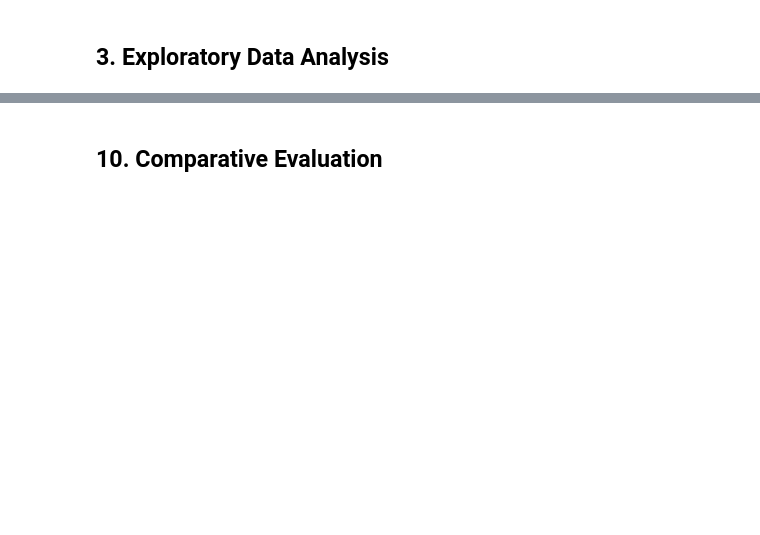
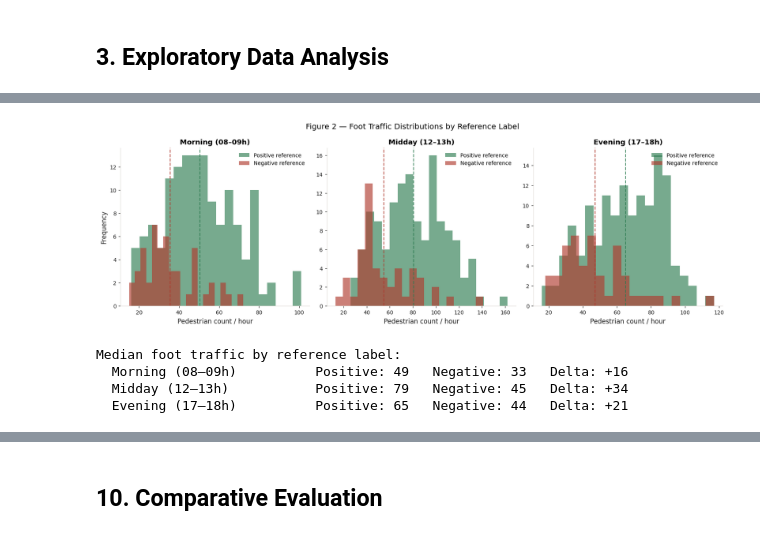
Before and after one commit to Alliance-D/Business-Spatial-suitability-recommendation-backend, a Jupyter notebook: backend/ml/KigaliSite_Model_Notebook.ipynb, the cells around one changed output, grey strips where cells are left out. Cells and saved outputs as stored; diff of their text form; code cells hidden in the pictures; blank space fills up the shorter version.

```diff
--- a/backend/ml/KigaliSite_Model_Notebook.ipynb
+++ b/backend/ml/KigaliSite_Model_Notebook.ipynb
@@ -64,17 +76,17 @@ for lib, obj in [("numpy", np), ("pandas", pd), ("scikit-learn", sklearn),
 # %%
 PALETTE = {
-    "primary":  "#1B3A4B",
-    "accent":   "#C8553D",
-    "pos":      "#2E7D52",
-    "neg":      "#B03A2E",
-    "neutral":  "#5A6A74",
-    "grid":     "#E0DDD8",
-    "text":     "#1A1A1A",
+    "primary": "#1B3A4B",
+    "accent":  "#C8553D",
+    "pos":     "#2E7D52",
+    "neg":     "#B03A2E",
+    "neutral": "#5A6A74",
+    "grid":    "#E0DDD8",
+    "text":    "#1A1A1A",
 }
 MODEL_COLORS = {
-    "Logistic Regression":   "#1B3A4B",
-    "K-Nearest Neighbours":  "#C8553D",
-    "Random Forest":         "#2E7D52",
+    "Logistic Regression":  "#1B3A4B",
+    "K-Nearest Neighbours": "#C8553D",
+    "Random Forest":        "#2E7D52",
 }
 
 plt.rcParams.update({
@@ -105,6 +117,7 @@ FIGURES_DIR = Path("figures")
 FIGURES_DIR.mkdir(exist_ok=True)
 
 def savefig(name):
+    """Save figure to disk and display inline."""
     plt.savefig(FIGURES_DIR / f"{name}.png", facecolor="white")
     plt.show()
 
@@ -154,5 +186,4 @@ print(df["biz_subtype"].value_counts().to_string())
 # %%
-# Schema validation against research proposal Table 5
 SCHEMA = {
     "comp_count_300":  ("int64",   (0, 100)),
     "comp_count_500":  ("int64",   (0, 150)),
@@ -167,10 +198,12 @@ SCHEMA = {
     "road_type":       ("int64",   (0, 1)),
     "reference_label": ("int64",   (0, 1)),
 }
-print("Schema validation:")
+
+print("Schema validation (Research Proposal — Table 5):")
 all_ok = True
 for col, (dtype, (lo, hi)) in SCHEMA.items():
     ok = df[col].between(lo, hi).all()
-    if not ok: all_ok = False
+    if not ok:
+        all_ok = False
     print(f"  {col:<22} range=[{lo},{hi}]  {'OK' if ok else 'FAIL'}")
 print(f"\nAll checks passed: {all_ok}")
@@ -225,29 +277,40 @@ savefig("fig01_dataset_composition")
 # %%
 # Figure 2 — Foot traffic distributions
 fig, axes = plt.subplots(1, 3, figsize=(15, 5))
 fig.suptitle("Figure 2 — Foot Traffic Distributions by Reference Label", fontsize=13)
 
 windows = [
     ("traffic_morning", "Morning (08–09h)"),
     ("traffic_midday",  "Midday (12–13h)"),
     ("traffic_evening", "Evening (17–18h)"),
 ]
 for ax, (col, title) in zip(axes, windows):
-    for val, color, name in [(1, PALETTE["pos"], "Positive"), (0, PALETTE["neg"], "Negative")]:
+    for val, color, name in [
+        (1, PALETTE["pos"], "Positive reference"),
+        (0, PALETTE["neg"], "Negative reference"),
+    ]:
         data = df.loc[df[TARGET] == val, col]
-        ax.hist(data, bins=20, alpha=0.65, color=color, label=name, edgecolor="none")
-        ax.axvline(data.mean(), color=color, linestyle="--", linewidth=1.4, alpha=0.85)
+        ax.hist(data, bins=20, alpha=0.65, color=color,
+                label=name, edgecolor="none")
+        ax.axvline(data.mean(), color=color, linestyle="--",
+                   linewidth=1.4, alpha=0.85)
     ax.set_title(title)
     ax.set_xlabel("Pedestrian count / hour")
     ax.set_ylabel("Frequency" if ax is axes[0] else "")
     ax.legend()
 
 plt.tight_layout()
 savefig("fig02_traffic_distributions")
 
-print("Median traffic by reference label:")
+print("Median foot traffic by reference label:")
 for col, title in windows:
-    p = df.loc[df[TARGET]==1, col].median()
-    n = df.loc[df[TARGET]==0, col].median()
+    p = df.loc[df[TARGET] == 1, col].median()
+    n = df.loc[df[TARGET] == 0, col].median()
     print(f"  {title:<24}  Positive: {p:.0f}   Negative: {n:.0f}   Delta: +{p-n:.0f}")
+# %% [output]
+[figure, added]
+Median foot traffic by reference label:
+  Morning (08–09h)          Positive: 49   Negative: 33   Delta: +16
+  Midday (12–13h)           Positive: 79   Negative: 45   Delta: +34
+  Evening (17–18h)          Positive: 65   Negative: 44   Delta: +21
 # %%
```
Also changed, not shown: parts of 51 cells of this notebook, 1 other file.
